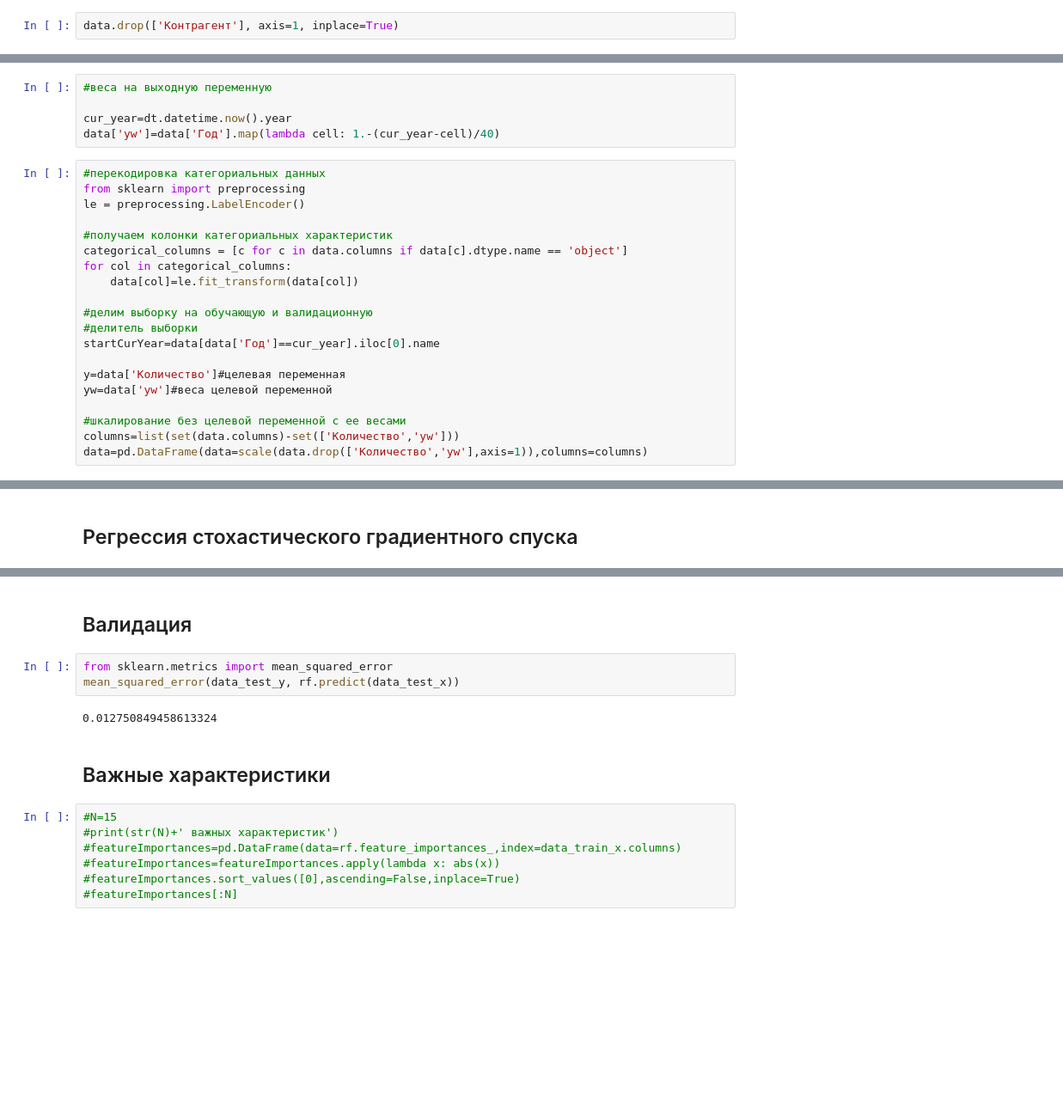
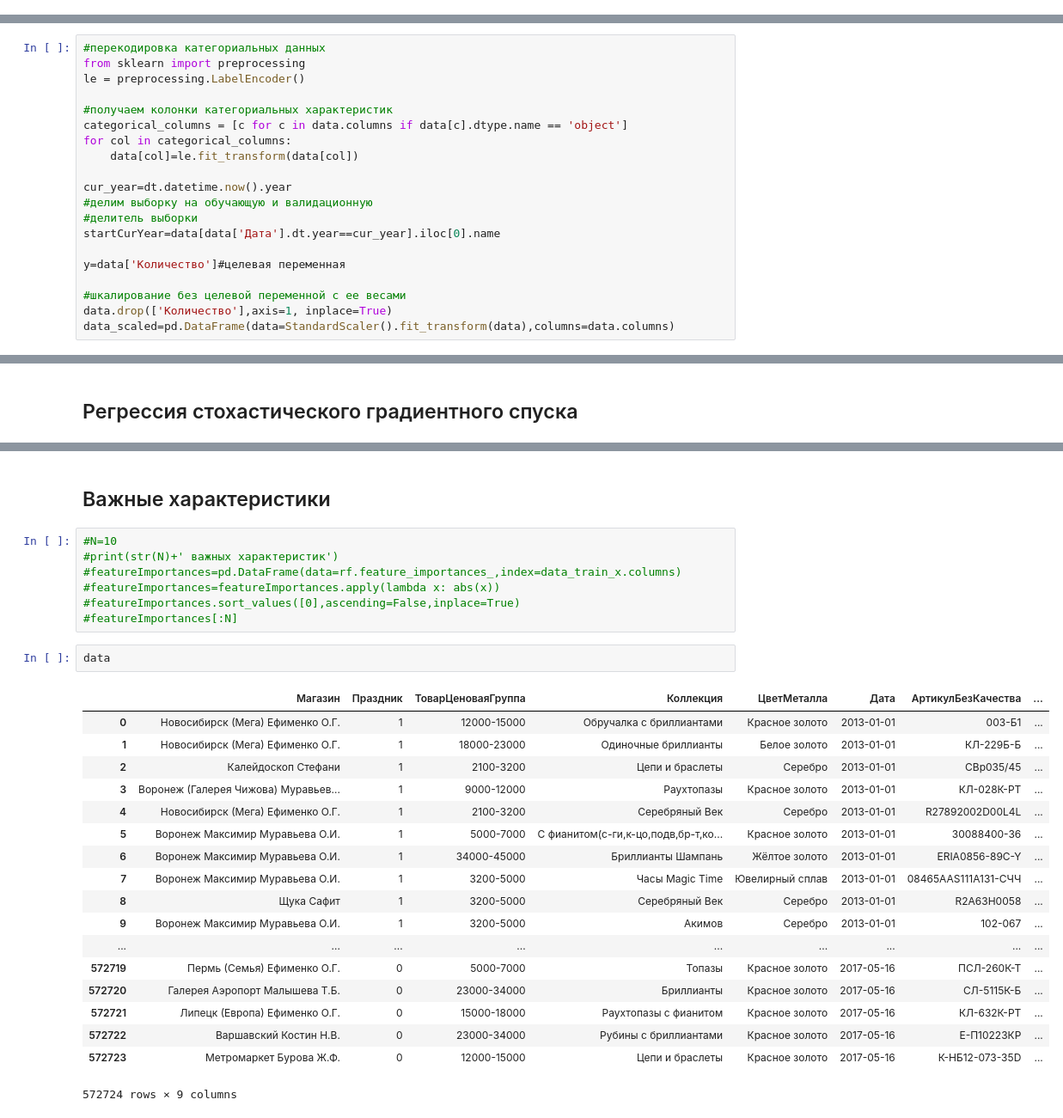
Before and after one commit to sergeybelov/magic, a Jupyter notebook: Анализ продаж - Анализ данных.ipynb, the cells around one changed output, grey strips where cells are left out. Shown at 86% size. Saved outputs shown, nothing was run; the diff lists cells and outputs as text; blank space fills up the shorter version.

```diff
--- a/Анализ продаж - Анализ данных.ipynb
+++ b/Анализ продаж - Анализ данных.ipynb
@@ -22,8 +24,6 @@ from sklearn.preprocessing import scale
 ## Читаем данные
 # %%
 data=pd.read_pickle('MG_Sales.pickle',compression='gzip')
-# %%
-data.drop(['Контрагент'], axis=1, inplace=True)
 # %% [markdown]
 ## Визуализируем данные
 # %%
@@ -114,10 +92,5 @@ def visualize_data(data,title,col,val,lim=-1):
 # %% [markdown]
 ## Подготовка выборки
-# %%
-#веса на выходную переменную
-
-cur_year=dt.datetime.now().year
-data['yw']=data['Год'].map(lambda cell: 1.-(cur_year-cell)/40)
 # %%
 #перекодировка категориальных данных
 from sklearn import preprocessing
@@ -128,14 +101,14 @@ categorical_columns = [c for c in data.columns if data[c].dtype.name == 'object'
 for col in categorical_columns:
     data[col]=le.fit_transform(data[col])
 
+cur_year=dt.datetime.now().year
 #делим выборку на обучающую и валидационную
 #делитель выборки
-startCurYear=data[data['Год']==cur_year].iloc[0].name
+startCurYear=data[data['Дата'].dt.year==cur_year].iloc[0].name
 
 y=data['Количество']#целевая переменная
-yw=data['yw']#веса целевой переменной
 
 #шкалирование без целевой переменной с ее весами
-columns=list(set(data.columns)-set(['Количество','yw']))
-data=pd.DataFrame(data=scale(data.drop(['Количество','yw'],axis=1)),columns=columns)
+data.drop(['Количество'],axis=1, inplace=True)
+data_scaled=pd.DataFrame(data=StandardScaler().fit_transform(data),columns=data.columns)
 # %%
@@ -168,16 +147,30 @@ SGDRegressor(alpha=0.0001, average=False, epsilon=0.1, eta0=0.01,
-# %% [markdown]
-## Валидация
-# %%
-from sklearn.metrics import mean_squared_error
-mean_squared_error(data_test_y, rf.predict(data_test_x))
-# %% [output]
-0.012750849458613324
 # %% [markdown]
 ## Важные характеристики
 # %%
-#N=15
+#N=10
 #print(str(N)+' важных характеристик')
 #featureImportances=pd.DataFrame(data=rf.feature_importances_,index=data_train_x.columns)
 #featureImportances=featureImportances.apply(lambda x: abs(x))
 #featureImportances.sort_values([0],ascending=False,inplace=True)
 #featureImportances[:N]
+# %%
+data
+# %% [output]
+|  | Магазин | Праздник | ТоварЦеноваяГруппа | Коллекция | ЦветМеталла | Дата | АртикулБезКачества | ... |
+| 0 | Новосибирск (Мега) Ефименко О.Г. | 1 | 12000-15000 | Обручалка с бриллиантами | Красное золото | 2013-01-01 | 003-Б1 | ... |
+| 1 | Новосибирск (Мега) Ефименко О.Г. | 1 | 18000-23000 | Одиночные бриллианты | Белое золото | 2013-01-01 | КЛ-229Б-Б | ... |
+| 2 | Калейдоскоп Стефани | 1 | 2100-3200 | Цепи и браслеты | Серебро | 2013-01-01 | СВр035/45 | ... |
+| 3 | Воронеж (Галерея Чижова) Муравьев... | 1 | 9000-12000 | Раухтопазы | Красное золото | 2013-01-01 | КЛ-028К-РТ | ... |
+| 4 | Новосибирск (Мега) Ефименко О.Г. | 1 | 2100-3200 | Серебряный Век | Серебро | 2013-01-01 | R27892002D00L4L | ... |
+| 5 | Воронеж Максимир Муравьева О.И. | 1 | 5000-7000 | С фианитом(с-ги,к-цо,подв,бр-т,ко... | Красное золото | 2013-01-01 | 30088400-36 | ... |
+| 6 | Воронеж Максимир Муравьева О.И. | 1 | 34000-45000 | Бриллианты Шампань | Жёлтое золото | 2013-01-01 | ERIА0856-89C-Y | ... |
+| 7 | Воронеж Максимир Муравьева О.И. | 1 | 3200-5000 | Часы Magic Time | Ювелирный сплав | 2013-01-01 | 08465AAS111A131-СЧЧ | ... |
+| 8 | Щука Сафит | 1 | 3200-5000 | Серебряный Век | Серебро | 2013-01-01 | R2A63H0058 | ... |
+| 9 | Воронеж Максимир Муравьева О.И. | 1 | 3200-5000 | Акимов | Серебро | 2013-01-01 | 102-067 | ... |
+| ... | ... | ... | ... | ... | ... | ... | ... | ... |
+| 572719 | Пермь (Семья) Ефименко О.Г. | 0 | 5000-7000 | Топазы | Красное золото | 2017-05-16 | ПСЛ-260К-Т | ... |
+| 572720 | Галерея Аэропорт Малышева Т.Б. | 0 | 23000-34000 | Бриллианты | Красное золото | 2017-05-16 | СЛ-5115К-Б | ... |
+| 572721 | Липецк (Европа) Ефименко О.Г. | 0 | 15000-18000 | Раухтопазы с фианитом | Красное золото | 2017-05-16 | КЛ-632К-РТ | ... |
+| 572722 | Варшавский Костин Н.В. | 0 | 23000-34000 | Рубины с бриллиантами | Красное золото | 2017-05-16 | Е-П10223КР | ... |
+| 572723 | Метромаркет Бурова Ж.Ф. | 0 | 12000-15000 | Цепи и браслеты | Красное золото | 2017-05-16 | К-НБ12-073-35D | ... |
+572724 rows × 9 columns
```
Also changed, not shown: parts of 6 cells of this notebook, 1 other file.
